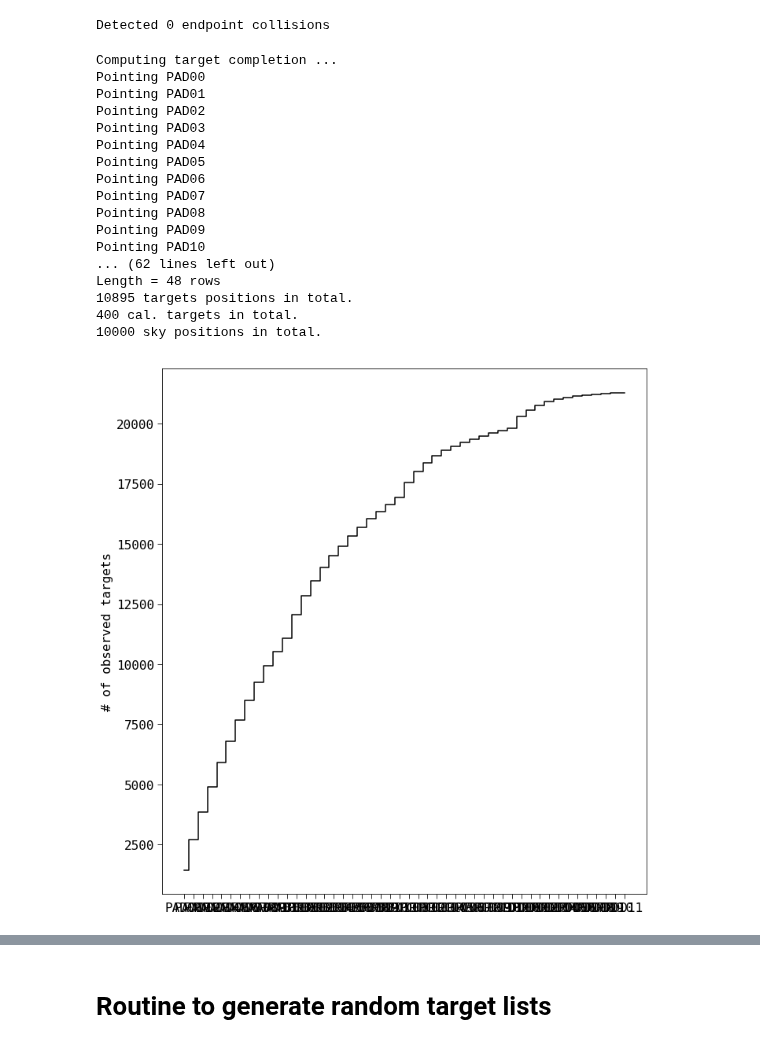
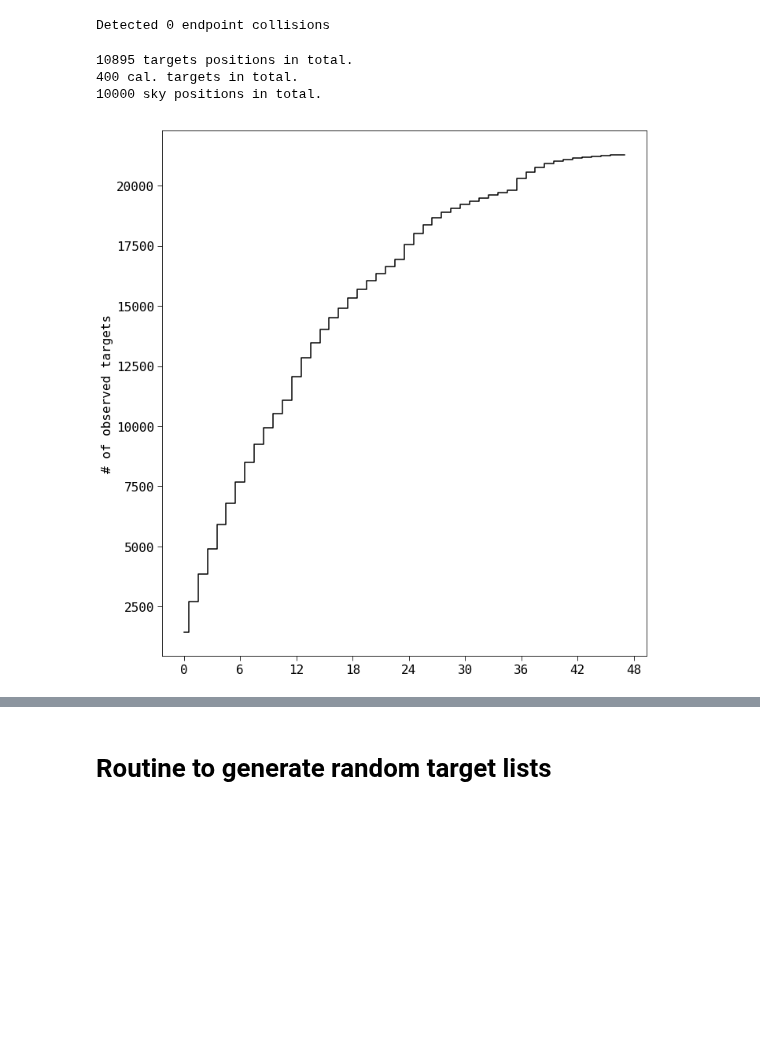
Before and after one commit to Subaru-PFS/ets_networkflow, a Jupyter notebook: netflow.ipynb, the cells around one changed output, grey strips where cells are left out. Cells and saved outputs as stored; diff of their text form; code cells hidden in the pictures; blank space fills up the shorter version.

```diff
--- a/netflow.ipynb
+++ b/netflow.ipynb
@@ -154,6 +154,12 @@ fields['B']  = (226.300,   +67.500)
 fields['C'] = (226.000,   +66.900)
 fields['D'] = (228.100,   +66.955)
 
+### for testing ###
+fields = OrderedDict()
+fields['A'] = (228.200,   +67.500)
+DITHER_PATTERN = {0 : (0., 0.)}
+###
+
 # more programmatic part of the configuration, load target lists
 # and comput dither positions (on sky)
 
@@ -1066,48 +1082,26 @@ if PLOT_FOCAL_PLANE:
 # %%
-# Performace evaluation: Observed targets vs. number of visits
-
-from astropy.io import ascii
-from pfs_netflow import survey_plan as sp
-
-sp.computeTargetCompletion(g, visibilities, class_dict, "stats.txt")
-
-t = ascii.read("stats.txt")
-print(t)
-
 f = plt.figure(figsize = [10,10])
 plt.plot(t['nsci_cum'], drawstyle='steps-mid')
-plt.xticks(np.arange(len(t)),t['V'])
+#plt.xticks(np.arange(len(t)),t['V'])
+#plt.xticks(np.arange(0., len(t), 6.),np.arange(0., len(t), 6.)*900./3600.)
+plt.xticks(np.arange(0., len(t) + 6, 6.), np.arange(0., len(t)+6, 6, dtype=int))
 plt.ylabel("# of observed targets")
 
 f.tight_layout()
 ##
 
 nsci = sum( [class_dict[t][:3] == "sci" for t in targets] )
 ncal = sum( [class_dict[t][:3] == "cal" for t in targets] )
 nsky = sum( [class_dict[t][:3] == "sky" for t in targets] )
 
 sum( [class_dict[t][:3] == "cal" for t in targets] )
 
 
 print("{} targets positions in total.".format( nsci ))
 print("{} cal. targets in total.".format( ncal ))
 print("{} sky positions in total.".format( nsky ))
 # %% [output]
-Computing target completion ...
-Pointing PAD00
-Pointing PAD01
-Pointing PAD02
-Pointing PAD03
-Pointing PAD04
-Pointing PAD05
-Pointing PAD06
-Pointing PAD07
-Pointing PAD08
-Pointing PAD09
-Pointing PAD10
-... (62 lines left out)
-Length = 48 rows
 10895 targets positions in total.
 400 cal. targets in total.
 10000 sky positions in total.
-[figure, old version]
+[figure, new version]
```
Also changed, not shown: parts of 3 cells of this notebook.
